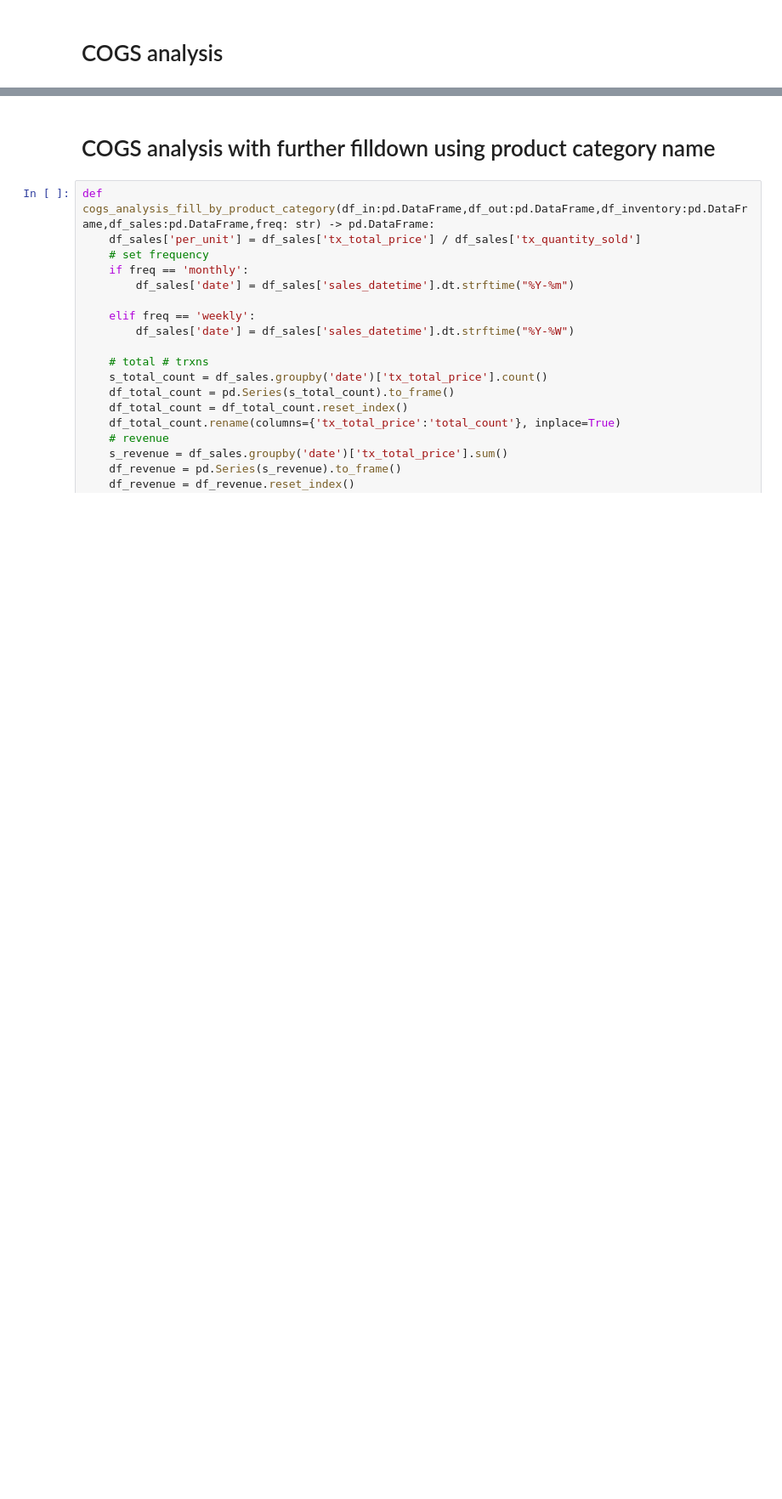
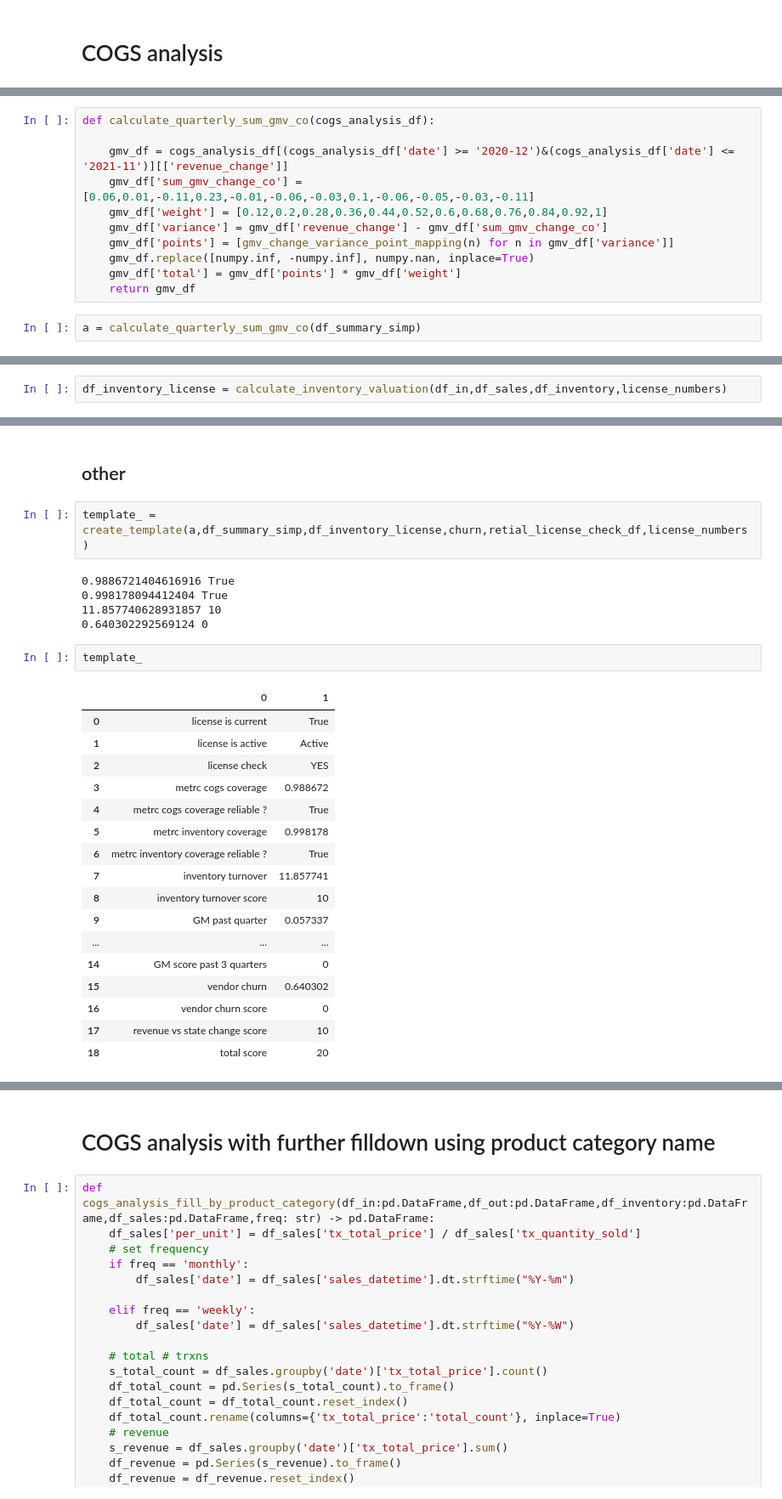
Before and after one commit to warrenshen/platform, a Jupyter notebook: services/api-server/notebooks/analysis/Monthly_Client_Surveillance.ipynb, the cells around one changed output, grey strips where cells are left out. Shown at 85% size. Saved outputs shown, nothing was run; the diff lists cells and outputs as text; blank space fills up the shorter version.

```diff
--- a/services/api-server/notebooks/analysis/Monthly_Client_Surveillance.ipynb
+++ b/services/api-server/notebooks/analysis/Monthly_Client_Surveillance.ipynb
@@ -527,0 +807,13 @@ df_summary_simp
+# %%
+def calculate_quarterly_sum_gmv_co(cogs_analysis_df):
+
+    gmv_df = cogs_analysis_df[(cogs_analysis_df['date'] >= '2020-12')&(cogs_analysis_df['date'] <= '2021-11')][['revenue_change']]
+    gmv_df['sum_gmv_change_co'] = [0.06,0.01,-0.11,0.23,-0.01,-0.06,-0.03,0.1,-0.06,-0.05,-0.03,-0.11]
+    gmv_df['weight'] = [0.12,0.2,0.28,0.36,0.44,0.52,0.6,0.68,0.76,0.84,0.92,1]
+    gmv_df['variance'] = gmv_df['revenue_change'] - gmv_df['sum_gmv_change_co']
+    gmv_df['points'] = [gmv_change_variance_point_mapping(n) for n in gmv_df['variance']]
+    gmv_df.replace([numpy.inf, -numpy.inf], numpy.nan, inplace=True)
+    gmv_df['total'] = gmv_df['points'] * gmv_df['weight']
+    return gmv_df
+# %%
+a = calculate_quarterly_sum_gmv_co(df_summary_simp)
@@ -527,0 +1032,2 @@ df_summary_simp
+# %%
+df_inventory_license = calculate_inventory_valuation(df_in,df_sales,df_inventory,license_numbers)
@@ -527,0 +1123,29 @@ df_summary_simp
+# %% [markdown]
+## other
+# %%
+template_ = create_template(a,df_summary_simp,df_inventory_license,churn,retial_license_check_df,license_numbers)
+# %% [output]
+0.9886721404616916 True
+0.998178094412404 True
+11.857740628931857 10
+0.640302292569124 0
+# %%
+template_
+# %% [output]
+|  | 0 | 1 |
+| 0 | license is current | True |
+| 1 | license is active | Active |
+| 2 | license check | YES |
+| 3 | metrc cogs coverage | 0.988672 |
+| 4 | metrc cogs coverage reliable ? | True |
+| 5 | metrc inventory coverage | 0.998178 |
+| 6 | metrc inventory coverage reliable ? | True |
+| 7 | inventory turnover | 11.857741 |
+| 8 | inventory turnover score | 10 |
+| 9 | GM past quarter | 0.057337 |
+| ... | ... | ... |
+| 14 | GM score past 3 quarters | 0 |
+| 15 | vendor churn | 0.640302 |
+| 16 | vendor churn score | 0 |
+| 17 | revenue vs state change score | 10 |
+| 18 | total score | 20 |
```
Also changed, not shown: parts of 187 cells of this notebook, 3 other files.
